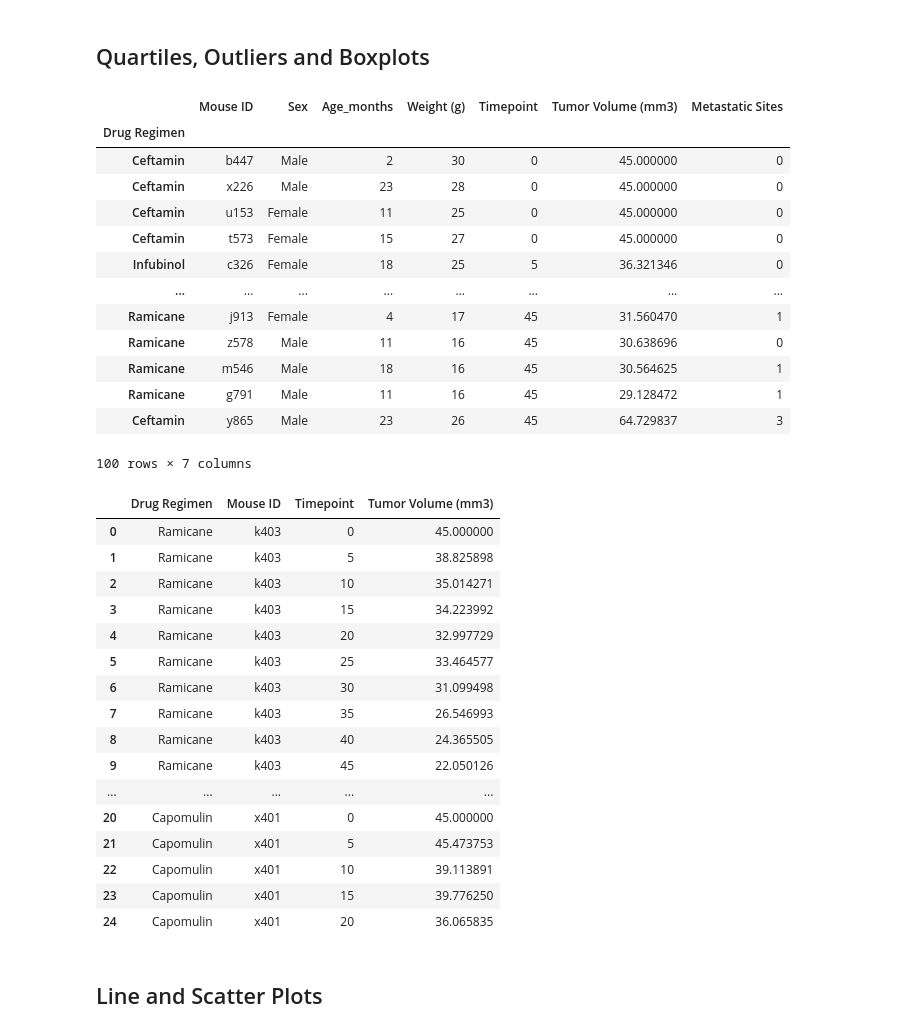
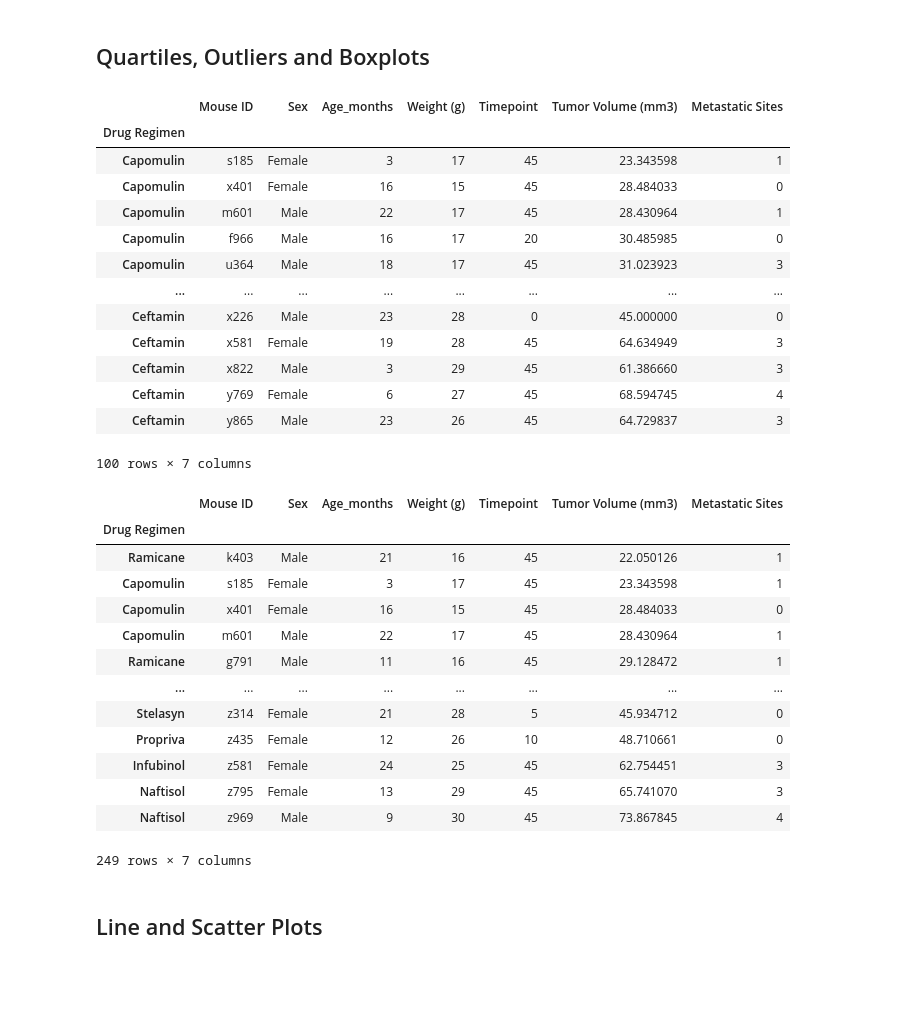
Before and after one commit to AgapeofIcarus/matplotlib-challenge, a Jupyter notebook: Pymaceuticals.ipynb, the cells around one changed output. Cells and saved outputs as stored; diff of their text form; code cells hidden in the pictures; blank space fills up the shorter version.

Commit message:
continued working top drug dataframe

```diff
--- a/Pymaceuticals.ipynb
+++ b/Pymaceuticals.ipynb
@@ -174,46 +174,45 @@ plt.axis("equal")
 # %%
 # Calculate the final tumor volume of each mouse across four of the treatment regimens:
 # Capomulin, Ramicane, Infubinol, and Ceftamin
 # Start by getting the last (greatest) timepoint for each mouse
 top_drugs = study_data_refresh.set_index("Drug Regimen")
 top_four = top_drugs.drop_duplicates(subset=["Mouse ID"], keep='last', inplace=False, ignore_index=False)
 top_four_regimens = top_four.loc[["Capomulin", "Ramicane", "Infubinol", "Ceftamin"], :]
-top_four_regimens.sort_values("Timepoint", ascending= "False")
+top_four_regimens
 # %% [output]
 |  | Mouse ID | Sex | Age_months | Weight (g) | Timepoint | Tumor Volume (mm3) | Metastatic Sites |
 | Drug Regimen |  |  |  |  |  |  |  |
-| Ceftamin | b447 | Male | 2 | 30 | 0 | 45.000000 | 0 |
+| Capomulin | s185 | Female | 3 | 17 | 45 | 23.343598 | 1 |
+| Capomulin | x401 | Female | 16 | 15 | 45 | 28.484033 | 0 |
+| Capomulin | m601 | Male | 22 | 17 | 45 | 28.430964 | 1 |
+| Capomulin | f966 | Male | 16 | 17 | 20 | 30.485985 | 0 |
+| Capomulin | u364 | Male | 18 | 17 | 45 | 31.023923 | 3 |
+| ... | ... | ... | ... | ... | ... | ... | ... |
 | Ceftamin | x226 | Male | 23 | 28 | 0 | 45.000000 | 0 |
-| Ceftamin | u153 | Female | 11 | 25 | 0 | 45.000000 | 0 |
-| Ceftamin | t573 | Female | 15 | 27 | 0 | 45.000000 | 0 |
-| Infubinol | c326 | Female | 18 | 25 | 5 | 36.321346 | 0 |
-| ... | ... | ... | ... | ... | ... | ... | ... |
-| Ramicane | j913 | Female | 4 | 17 | 45 | 31.560470 | 1 |
-| Ramicane | z578 | Male | 11 | 16 | 45 | 30.638696 | 0 |
-| Ramicane | m546 | Male | 18 | 16 | 45 | 30.564625 | 1 |
-| Ramicane | g791 | Male | 11 | 16 | 45 | 29.128472 | 1 |
+| Ceftamin | x581 | Female | 19 | 28 | 45 | 64.634949 | 3 |
+| Ceftamin | x822 | Male | 3 | 29 | 45 | 61.386660 | 3 |
+| Ceftamin | y769 | Female | 6 | 27 | 45 | 68.594745 | 4 |
 | Ceftamin | y865 | Male | 23 | 26 | 45 | 64.729837 | 3 |
 100 rows × 7 columns
 # %%
 # Merge this group df with the original dataframe to get the tumor volume at the last timepoint
+top_four = top_drugs.drop_duplicates(subset=["Mouse ID"], keep='last', inplace=False, ignore_index=False)
+top_four
 # %% [output]
-|  | Drug Regimen | Mouse ID | Timepoint | Tumor Volume (mm3) |
-| 0 | Ramicane | k403 | 0 | 45.000000 |
-| 1 | Ramicane | k403 | 5 | 38.825898 |
-| 2 | Ramicane | k403 | 10 | 35.014271 |
-| 3 | Ramicane | k403 | 15 | 34.223992 |
-| 4 | Ramicane | k403 | 20 | 32.997729 |
-| 5 | Ramicane | k403 | 25 | 33.464577 |
-| 6 | Ramicane | k403 | 30 | 31.099498 |
-| 7 | Ramicane | k403 | 35 | 26.546993 |
-| 8 | Ramicane | k403 | 40 | 24.365505 |
-| 9 | Ramicane | k403 | 45 | 22.050126 |
-| ... | ... | ... | ... | ... |
-| 20 | Capomulin | x401 | 0 | 45.000000 |
-| 21 | Capomulin | x401 | 5 | 45.473753 |
-| 22 | Capomulin | x401 | 10 | 39.113891 |
-| 23 | Capomulin | x401 | 15 | 39.776250 |
-| 24 | Capomulin | x401 | 20 | 36.065835 |
+|  | Mouse ID | Sex | Age_months | Weight (g) | Timepoint | Tumor Volume (mm3) | Metastatic Sites |
+| Drug Regimen |  |  |  |  |  |  |  |
+| Ramicane | k403 | Male | 21 | 16 | 45 | 22.050126 | 1 |
+| Capomulin | s185 | Female | 3 | 17 | 45 | 23.343598 | 1 |
+| Capomulin | x401 | Female | 16 | 15 | 45 | 28.484033 | 0 |
+| Capomulin | m601 | Male | 22 | 17 | 45 | 28.430964 | 1 |
+| Ramicane | g791 | Male | 11 | 16 | 45 | 29.128472 | 1 |
+| ... | ... | ... | ... | ... | ... | ... | ... |
+| Stelasyn | z314 | Female | 21 | 28 | 5 | 45.934712 | 0 |
+| Propriva | z435 | Female | 12 | 26 | 10 | 48.710661 | 0 |
+| Infubinol | z581 | Female | 24 | 25 | 45 | 62.754451 | 3 |
+| Naftisol | z795 | Female | 13 | 29 | 45 | 65.741070 | 3 |
+| Naftisol | z969 | Male | 9 | 30 | 45 | 73.867845 | 4 |
+249 rows × 7 columns
 # %%
 # Put treatments into a list for for loop (and later for plot labels)
 
```
